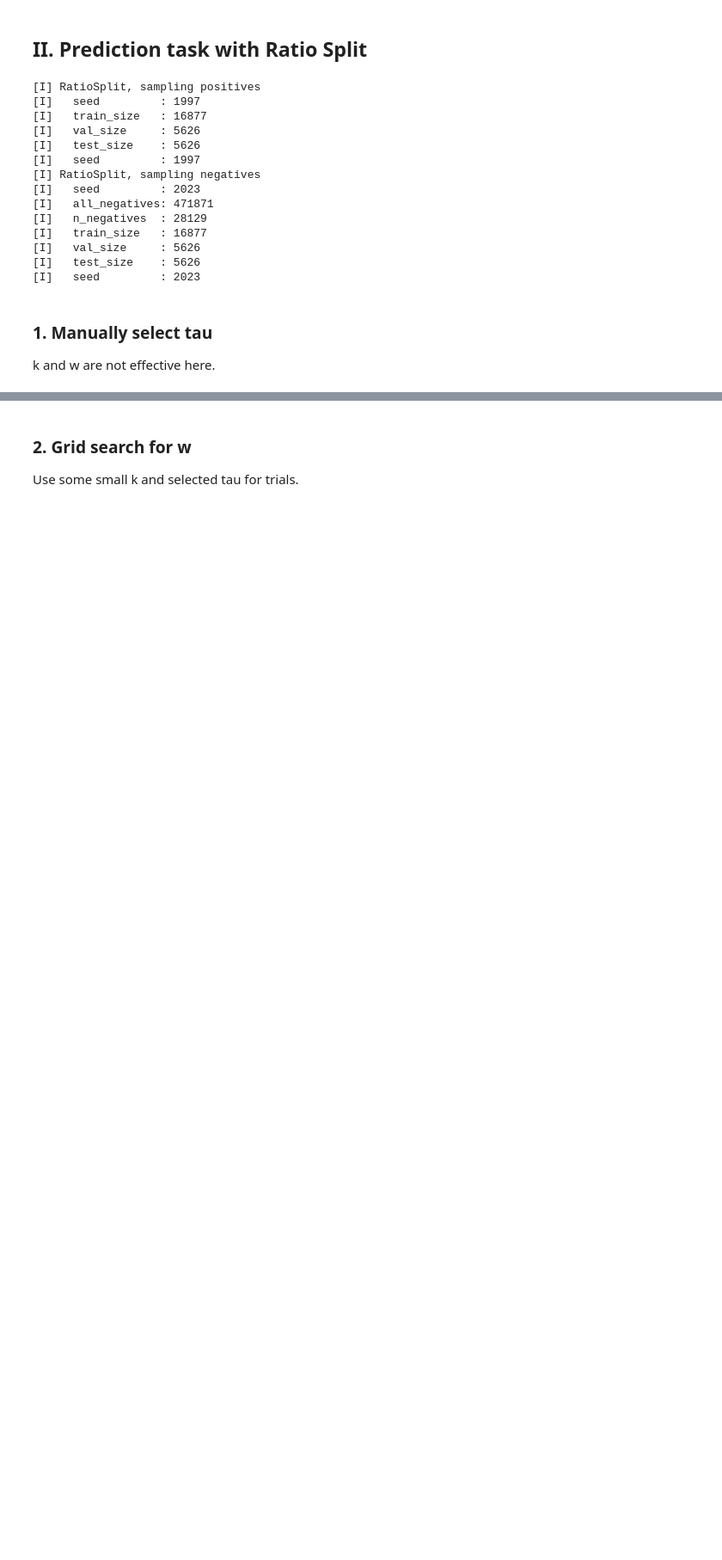
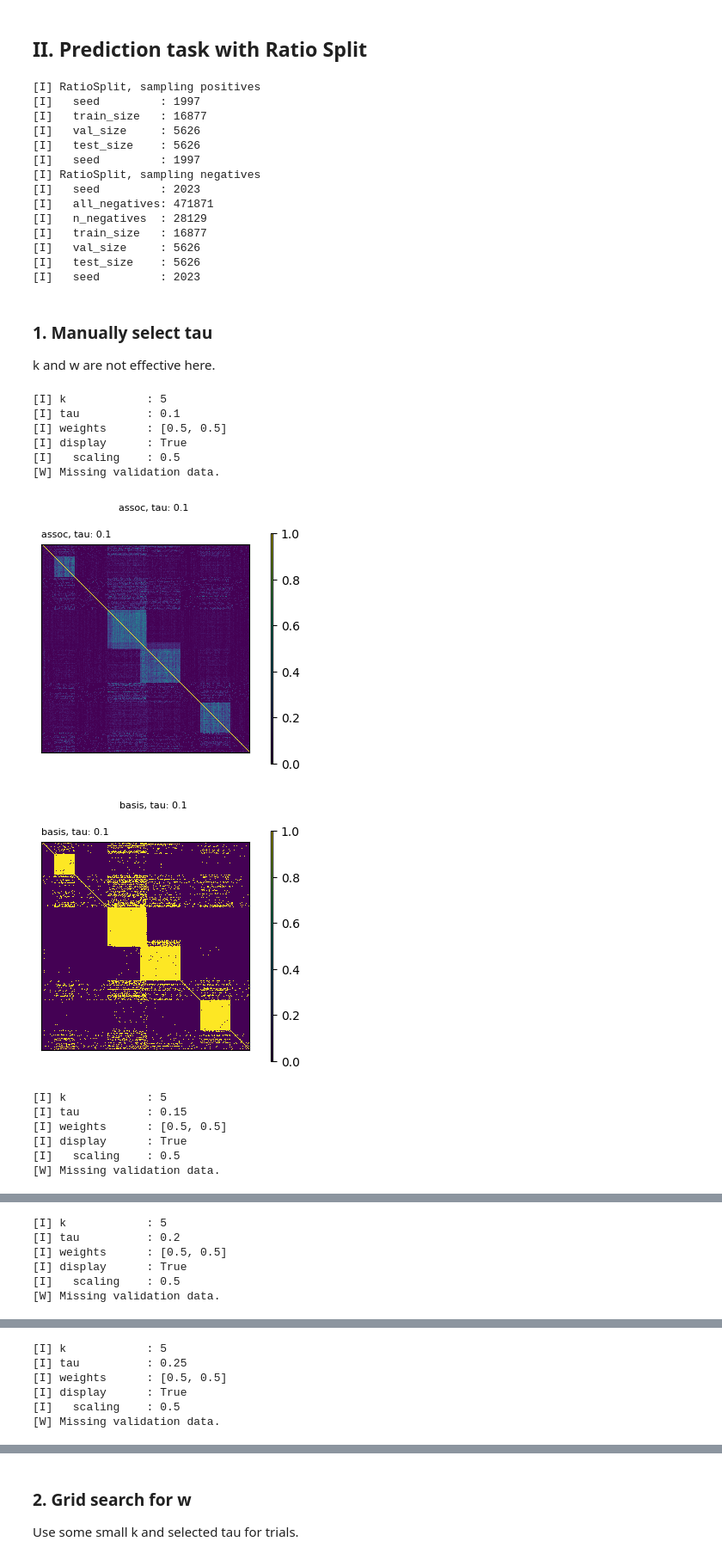
Before and after one commit to PreferredAI/PyBMF, a Jupyter notebook: examples/ex02_2_Asso_prediction_generated_ratiosplit.ipynb, the cells around one changed output, grey strips where cells are left out. Shown at 86% size. Drawn from its saved outputs; the diff is of its cells as text; code cells hidden in the pictures; blank space fills up the shorter version.

```diff
--- a/examples/ex02_2_Asso_prediction_generated_ratiosplit.ipynb
+++ b/examples/ex02_2_Asso_prediction_generated_ratiosplit.ipynb
@@ -69,11 +69,26 @@ X_train, X_val, X_test = X_split.X_train, X_split.X_val, X_split.X_test
 ### 1. Manually select tau
 k and w are not effective here.
 # %%
-# k = 5
-# tau_list = [0.10, 0.20, 0.30]
-# w = [0.8, 0.2]
+k = 5
+tau_list = [0.10, 0.15, 0.20, 0.25]
+w = [0.5, 0.5]
 
-# for tau in tau_list:
-#     asso = Asso(k=k, tau=tau, w=w)
-#     # plot assoc and basis
-#     asso._fit_prepare(X_train, display=True)
+for tau in tau_list:
+    asso = Asso(k=k, tau=tau, w=w)
+    # plot assoc and basis
+    asso._fit_prepare(X_train, display=True, scaling=0.5)
+# %% [output]
+[I] k            : 5
+[I] tau          : 0.1
+[I] weights      : [0.5, 0.5]
+[I] display      : True
+[I]   scaling    : 0.5
+[W] Missing validation data.
+[figure, added]
+[figure, added]
+[I] k            : 5
+[I] tau          : 0.15
+[I] weights      : [0.5, 0.5]
+[I] display      : True
+[I]   scaling    : 0.5
+[W] Missing validation data.
@@ -79,0 +97,6 @@ k and w are not effective here.
+[I] k            : 5
+[I] tau          : 0.2
+[I] weights      : [0.5, 0.5]
+[I] display      : True
+[I]   scaling    : 0.5
+[W] Missing validation data.
@@ -79,0 +105,6 @@ k and w are not effective here.
+[I] k            : 5
+[I] tau          : 0.25
+[I] weights      : [0.5, 0.5]
+[I] display      : True
+[I]   scaling    : 0.5
+[W] Missing validation data.
```
Also changed, not shown: parts of 10 cells of this notebook, 15 other files.
